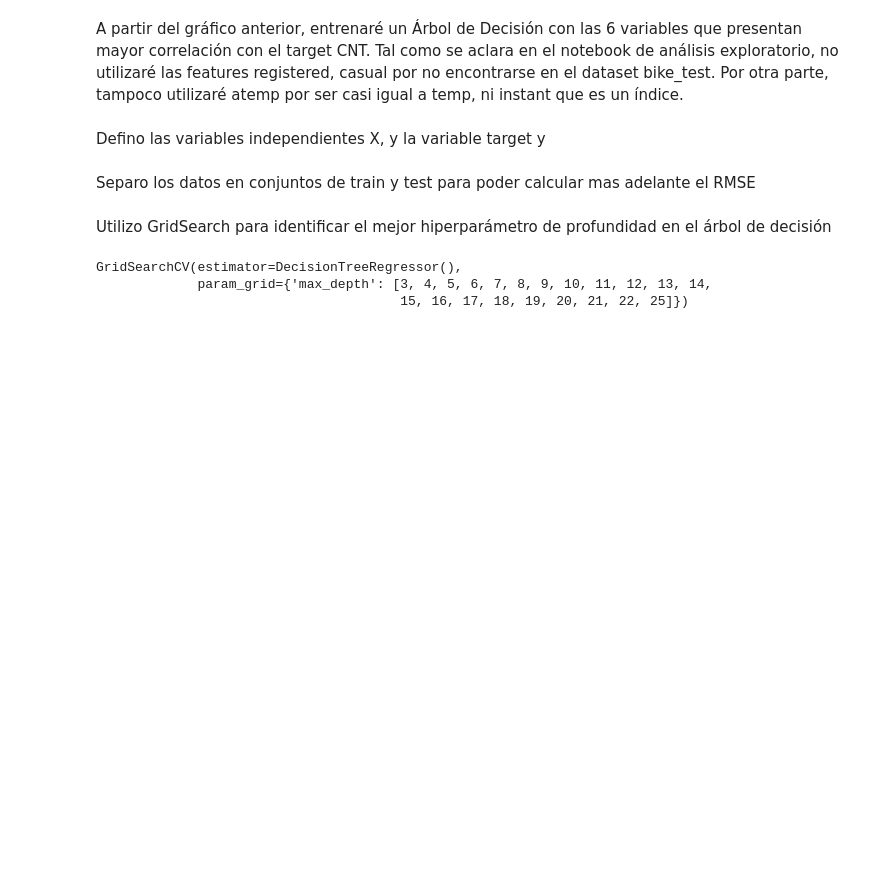
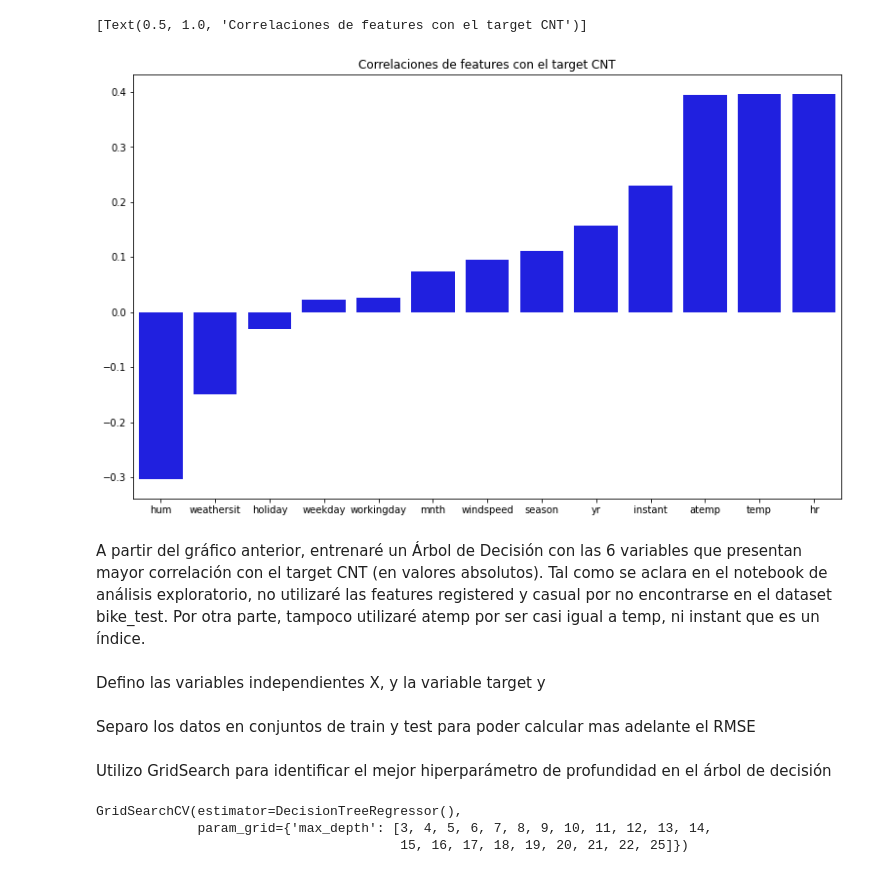
Before and after one commit to dfrankram/Datathon, a Jupyter notebook: Bikepredictions - decision tree.ipynb, the cells around one changed output. Drawn from its saved outputs; the diff is of its cells as text; code cells hidden in the pictures; blank space fills up the shorter version.

```diff
--- a/Bikepredictions - decision tree.ipynb
+++ b/Bikepredictions - decision tree.ipynb
@@ -15,5 +13,15 @@ px.bar(df.corr().loc["cnt"].sort_values(), title="Correlaciones de variables con
+# %%
+correlaciones=df.corr().loc["cnt"].sort_values()
+correlaciones.drop(["cnt", "registered", "casual"], axis=0, inplace=True)
+
+plt.figure(figsize=[13,8])
+sns.barplot(x=correlaciones.index, y=correlaciones.values, color="blue").set(
+    title="Correlaciones de features con el target CNT")
+# %% [output]
+[Text(0.5, 1.0, 'Correlaciones de features con el target CNT')]
+[figure, added]
 # %% [markdown]
-A partir del gráfico anterior, entrenaré un Árbol de Decisión con las 6 variables que presentan mayor correlación con el target CNT. Tal como se aclara en el notebook de análisis exploratorio, no utilizaré las features registered, casual por no encontrarse en el dataset bike_test. Por otra parte, tampoco utilizaré atemp por ser casi igual a temp, ni instant que es un índice.
+A partir del gráfico anterior, entrenaré un Árbol de Decisión con las 6 variables que presentan mayor correlación con el target CNT (en valores absolutos). Tal como se aclara en el notebook de análisis exploratorio, no utilizaré las features registered y casual por no encontrarse en el dataset bike_test. Por otra parte, tampoco utilizaré atemp por ser casi igual a temp, ni instant que es un índice.
 # %% [markdown]
 Defino las variables independientes X, y la variable target y
 # %%
```
Also changed, not shown: parts of 4 cells of this notebook, 2 other files.
